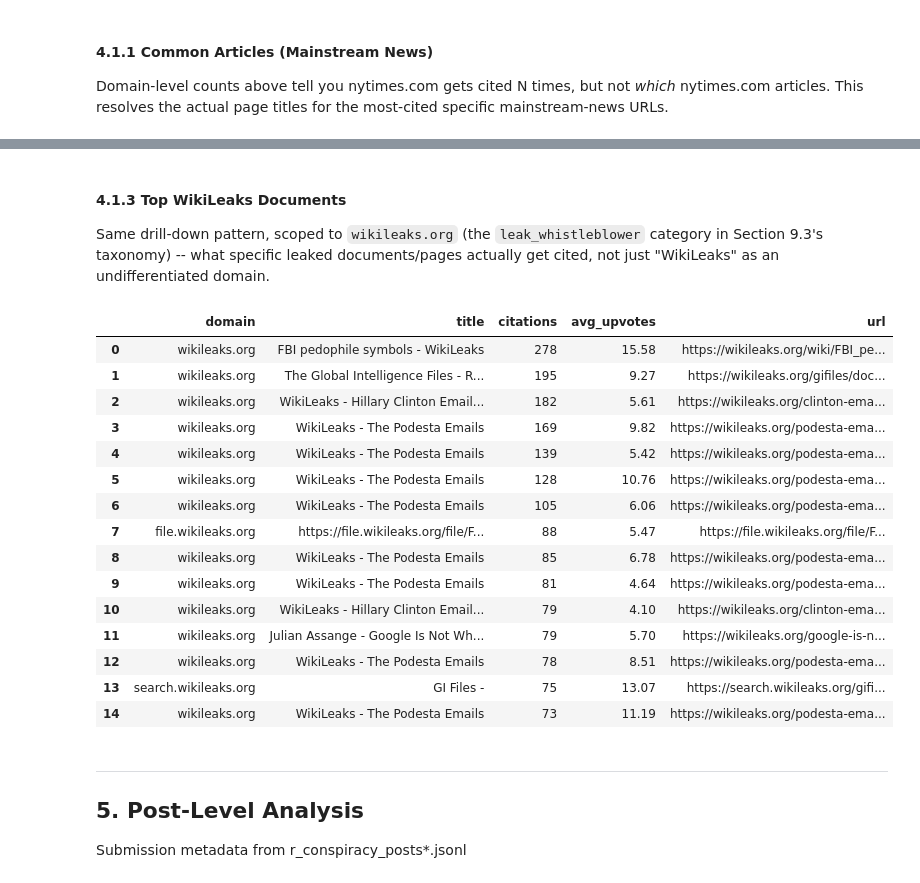
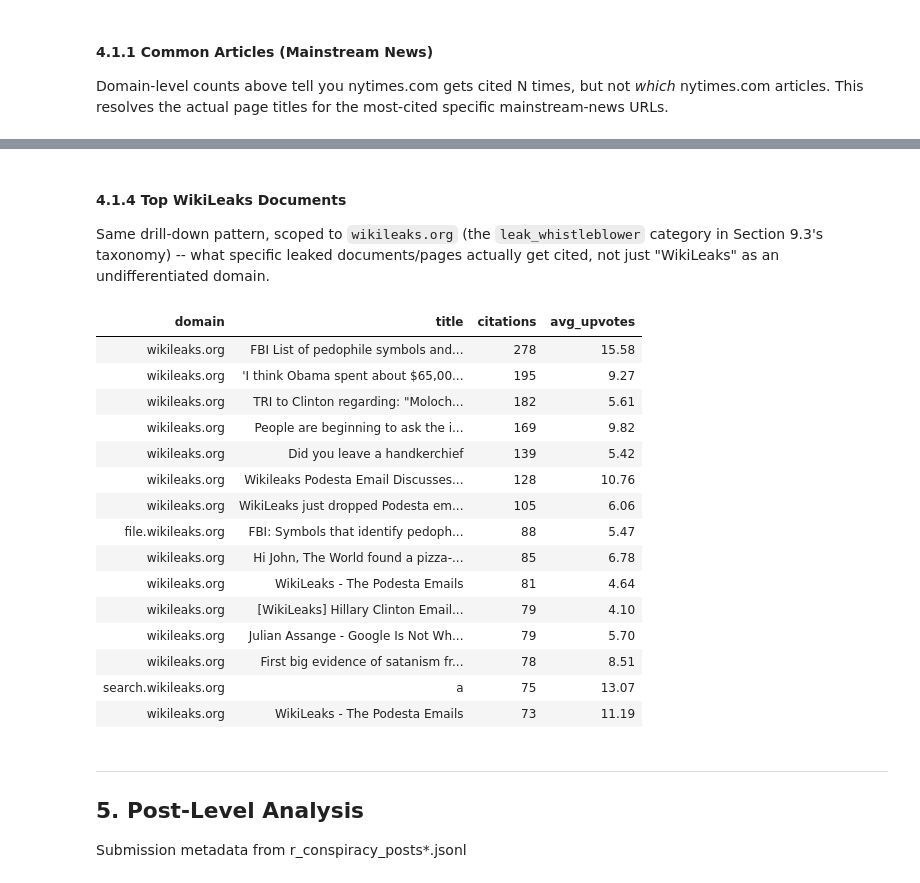
Before and after one commit to humanathema/ConspiracyComments, a Jupyter notebook: ConspiracyMaster_Refactored.ipynb, the cells around one changed output, grey strips where cells are left out. Cells and saved outputs as stored; diff of their text form; code cells hidden in the pictures.

```diff
--- a/ConspiracyMaster_Refactored.ipynb
+++ b/ConspiracyMaster_Refactored.ipynb
@@ -1272,3 +1271,24 @@ print(f"{len(df_urls):,} distinct cited URLs (citations > 2)")
 # %% [output]
 Loading cached result from /Users/nash/Projects/ConspiracyComments/data/processed/url_level_citations.csv
 3,000 distinct cited URLs (citations > 2)
+# %%
+# Reddit's own submitted post titles for these URLs -- when a URL was
+# itself submitted as a link post (not just mentioned in a comment), the
+# submitter's title is free, deterministic, already in the corpus, and
+# often more informative than the raw page <title> (e.g. a submission
+# titled with the actual finding, not just the outlet's own headline).
+# Used as the first-choice source below, before any external fetch.
+post_titles_query = f"""
+    WITH post_urls AS (
+        SELECT url, title, score,
+               ROW_NUMBER() OVER (PARTITION BY url ORDER BY score DESC) as rn
+        FROM read_json_auto('{RAW_POSTS}', union_by_name=true, ignore_errors=true)
+        WHERE url IS NOT NULL AND url != ''
+    )
+    SELECT url, title as reddit_title
+    FROM post_urls
+    WHERE rn = 1
+"""
+df_post_titles = cached_query_csv(con, BASE + 'post_title_lookup.csv', post_titles_query)
+print(f"{len(df_post_titles):,} distinct submitted URLs with a Reddit post title")
+reddit_title_lookup = dict(zip(df_post_titles['url'], df_post_titles['reddit_title']))
@@ -1370,5 +1428,5 @@ display(df_youtube)
 # %% [markdown]
-#### 4.1.3 Top WikiLeaks Documents
+#### 4.1.4 Top WikiLeaks Documents
 
 Same drill-down pattern, scoped to `wikileaks.org` (the `leak_whistleblower`
 category in Section 9.3's taxonomy) -- what specific leaked documents/pages
@@ -1376,35 +1434,35 @@ actually get cited, not just "WikiLeaks" as an undifferentiated domain.
 # %%
 df_wikileaks = df_urls[df_urls['domain'].str.contains('wikileaks', case=False, na=False)] \
     .nlargest(15, 'citations').reset_index(drop=True)
 
 WIKILEAKS_CACHE = BASE + 'top_wikileaks_documents.csv'
 if os.path.exists(WIKILEAKS_CACHE):
     df_wikileaks = pd.read_csv(WIKILEAKS_CACHE)
 elif len(df_wikileaks) > 0:
-    df_wikileaks['title'] = df_wikileaks['url'].apply(fetch_article_title)
+    df_wikileaks['title'] = resolve_titles_with_reddit_first(df_wikileaks['url'], reddit_title_lookup)
     df_wikileaks.to_csv(WIKILEAKS_CACHE, index=False)
 
 if len(df_wikileaks) > 0:
-    display(df_wikileaks[['domain', 'title', 'citations', 'avg_upvotes', 'url']])
+    viz.display_with_links(df_wikileaks, url_col='url', text_col='title', columns=['domain', 'title', 'citations', 'avg_upvotes'])
 else:
     print("No wikileaks.org URLs met the citations > 2 threshold in this corpus sample.")
 # %% [output]
-|  | domain | title | citations | avg_upvotes | url |
-| 0 | wikileaks.org | FBI pedophile symbols - WikiLeaks | 278 | 15.58 | https://wikileaks.org/wiki/FBI_pe... |
-| 1 | wikileaks.org | The Global Intelligence Files - R... | 195 | 9.27 | https://wikileaks.org/gifiles/doc... |
-| 2 | wikileaks.org | WikiLeaks - Hillary Clinton Email... | 182 | 5.61 | https://wikileaks.org/clinton-ema... |
-| 3 | wikileaks.org | WikiLeaks - The Podesta Emails | 169 | 9.82 | https://wikileaks.org/podesta-ema... |
-| 4 | wikileaks.org | WikiLeaks - The Podesta Emails | 139 | 5.42 | https://wikileaks.org/podesta-ema... |
-| 5 | wikileaks.org | WikiLeaks - The Podesta Emails | 128 | 10.76 | https://wikileaks.org/podesta-ema... |
-| 6 | wikileaks.org | WikiLeaks - The Podesta Emails | 105 | 6.06 | https://wikileaks.org/podesta-ema... |
-| 7 | file.wikileaks.org | https://file.wikileaks.org/file/F... | 88 | 5.47 | https://file.wikileaks.org/file/F... |
-| 8 | wikileaks.org | WikiLeaks - The Podesta Emails | 85 | 6.78 | https://wikileaks.org/podesta-ema... |
-| 9 | wikileaks.org | WikiLeaks - The Podesta Emails | 81 | 4.64 | https://wikileaks.org/podesta-ema... |
-| 10 | wikileaks.org | WikiLeaks - Hillary Clinton Email... | 79 | 4.10 | https://wikileaks.org/clinton-ema... |
-| 11 | wikileaks.org | Julian Assange - Google Is Not Wh... | 79 | 5.70 | https://wikileaks.org/google-is-n... |
-| 12 | wikileaks.org | WikiLeaks - The Podesta Emails | 78 | 8.51 | https://wikileaks.org/podesta-ema... |
-| 13 | search.wikileaks.org | GI Files - | 75 | 13.07 | https://search.wikileaks.org/gifi... |
-| 14 | wikileaks.org | WikiLeaks - The Podesta Emails | 73 | 11.19 | https://wikileaks.org/podesta-ema... |
+| domain | title | citations | avg_upvotes |
+| wikileaks.org | FBI List of pedophile symbols and... | 278 | 15.58 |
+| wikileaks.org | 'I think Obama spent about $65,00... | 195 | 9.27 |
+| wikileaks.org | TRI to Clinton regarding: "Moloch... | 182 | 5.61 |
+| wikileaks.org | People are beginning to ask the i... | 169 | 9.82 |
+| wikileaks.org | Did you leave a handkerchief | 139 | 5.42 |
+| wikileaks.org | Wikileaks Podesta Email Discusses... | 128 | 10.76 |
+| wikileaks.org | WikiLeaks just dropped Podesta em... | 105 | 6.06 |
+| file.wikileaks.org | FBI: Symbols that identify pedoph... | 88 | 5.47 |
+| wikileaks.org | Hi John, The World found a pizza-... | 85 | 6.78 |
+| wikileaks.org | WikiLeaks - The Podesta Emails | 81 | 4.64 |
+| wikileaks.org | [WikiLeaks] Hillary Clinton Email... | 79 | 4.10 |
+| wikileaks.org | Julian Assange - Google Is Not Wh... | 79 | 5.70 |
+| wikileaks.org | First big evidence of satanism fr... | 78 | 8.51 |
+| search.wikileaks.org | a | 75 | 13.07 |
+| wikileaks.org | WikiLeaks - The Podesta Emails | 73 | 11.19 |
 # %% [markdown]
 ---
 ## 5. Post-Level Analysis
```
Also changed, not shown: parts of 10 cells of this notebook, 3 other files.
